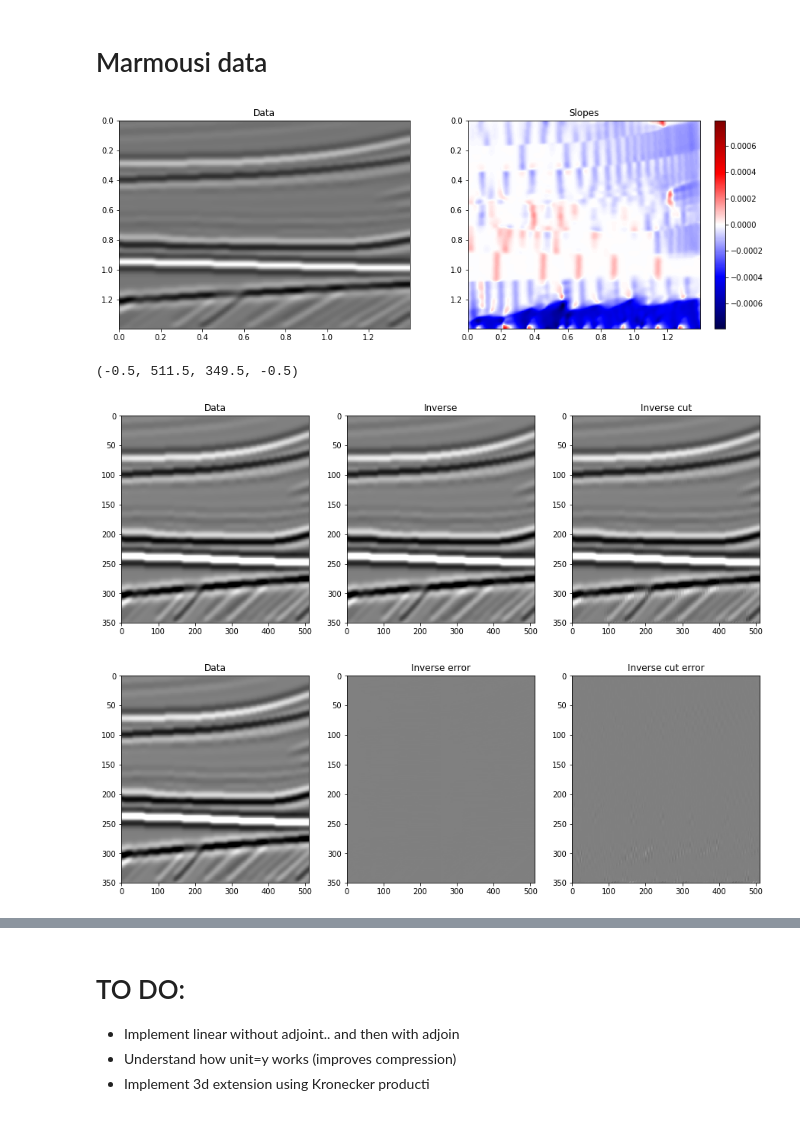
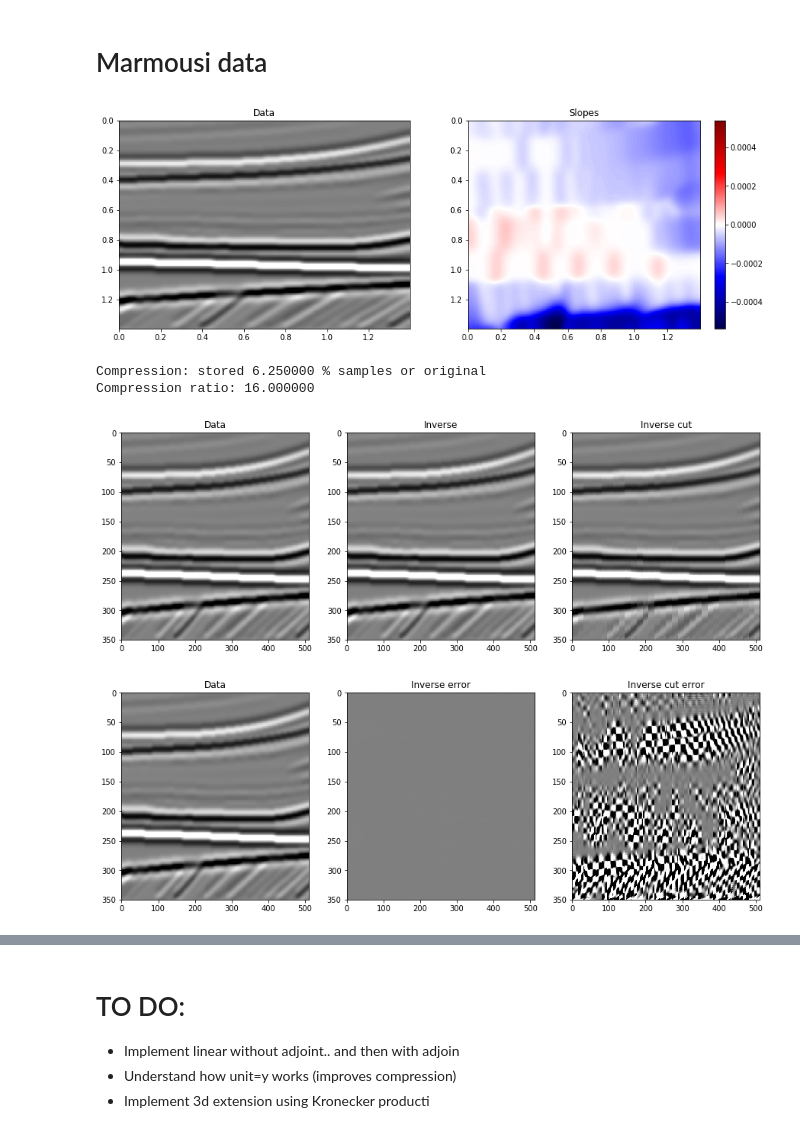
Before and after one commit to PyLops/pylops_notebooks, a Jupyter notebook: developement/Seislet.ipynb, the cells around one changed output, grey strips where cells are left out. Cells and saved outputs as stored; diff of their text form; code cells hidden in the pictures.

Commit message:
Small changes in compression part of Seislet.ipynb

```diff
--- a/developement/Seislet.ipynb
+++ b/developement/Seislet.ipynb
@@ -422,10 +429,14 @@ d = PPop*m.flatten()
 d = d.reshape(nt, nx).T
 
 # slope estimation
-slope = -slope_estimate(d.T, dt, dx, smooth=4)[0]
+#slope = -slope_estimate(d.T, dt, dx, smooth=4)[0]
+slope = -slope_estimate(d.T, dt, dx, smooth=13)[0]
 
+clip = 1e3
 fig, axs = plt.subplots(1, 2, figsize=(15, 5))
-axs[0].imshow(d.T, cmap='gray', extent = (x[0], x[-1], t[-1], t[0]))
+axs[0].imshow(d.T, cmap='gray',
+              vmin=-clip, vmax=clip,
+              extent = (x[0], x[-1], t[-1], t[0]))
 axs[0].set_title('Data')
 axs[0].axis('tight')
 im = axs[1].imshow(slope, cmap='seismic',
@@ -435,7 +446,7 @@ axs[1].set_title('Slopes')
 axs[1].axis('tight')
 plt.colorbar(im, ax=axs[1]);
 # %% [output]
-[figure, old version]
+[figure, new version]
 # %%
 # Mimic Wavelet transform as Seislet without slopes
 Wop = Seislet(np.zeros_like(slope.T), sampling=(dx, dt))
@@ -446,42 +457,46 @@ seis = Sop * d.ravel()
 drec = Sop.inverse(seis)
 
 # Remove lower contibutions (ie compression)
+ilevel = 3
 nlevels_max = int(np.log2(nx))
 levels_size = np.flip(np.array([2 ** i for i in range(nlevels_max)]))
 levels_cum = np.cumsum(levels_size)
+print('Compression: stored %f %% samples or original' % (100*(nx-levels_cum[ilevel])/nx))
+print('Compression ratio: %f' % (nx / (nx - levels_cum[ilevel])))
 
 seis = seis.reshape(nx, nt)
 seis1 = seis.copy()
-seis1[:levels_cum[2]] = 0
+seis1[:levels_cum[ilevel]] = 0
 drec1 = Sop.inverse(seis1.ravel())
 
 dwt = dwt.reshape(nx, nt)
 drec = drec.reshape(nx, nt)
 drec1 = drec1.reshape(nx, nt)
 
-clip = 1e2
+clip = 1e3
 fig, axs = plt.subplots(1, 3, figsize=(15, 5))
 axs[0].imshow(d.T, cmap='gray', vmin=-clip, vmax=clip)
 axs[0].set_title('Data')
 axs[0].axis('tight')
 axs[1].imshow(drec.T, cmap='gray', vmin=-clip, vmax=clip)
 axs[1].set_title('Inverse')
 axs[1].axis('tight')
 axs[2].imshow(drec1.T, cmap='gray', vmin=-clip, vmax=clip)
 axs[2].set_title('Inverse cut')
 axs[2].axis('tight')
 
 fig, axs = plt.subplots(1, 3, figsize=(15, 5))
 axs[0].imshow(d.T, cmap='gray', vmin=-clip, vmax=clip)
 axs[0].set_title('Data')
 axs[0].axis('tight')
-axs[1].imshow(d.T-drec.T, cmap='gray', vmin=-clip, vmax=clip)
+axs[1].imshow(d.T-drec.T, cmap='gray', vmin=-0.01*clip, vmax=0.01*clip)
 axs[1].set_title('Inverse error')
 axs[1].axis('tight')
-axs[2].imshow(d.T-drec1.T, cmap='gray', vmin=-clip, vmax=clip)
+axs[2].imshow(d.T-drec1.T, cmap='gray', vmin=-0.01*clip, vmax=0.01*clip)
 axs[2].set_title('Inverse cut error')
-axs[2].axis('tight')
+axs[2].axis('tight');
 # %% [output]
-(-0.5, 511.5, 349.5, -0.5)
+Compression: stored 6.250000 % samples or original
+Compression ratio: 16.000000
 [figure]
-[figure, old version]
+[figure, new version]
```
Also changed, not shown: parts of 6 cells of this notebook.
